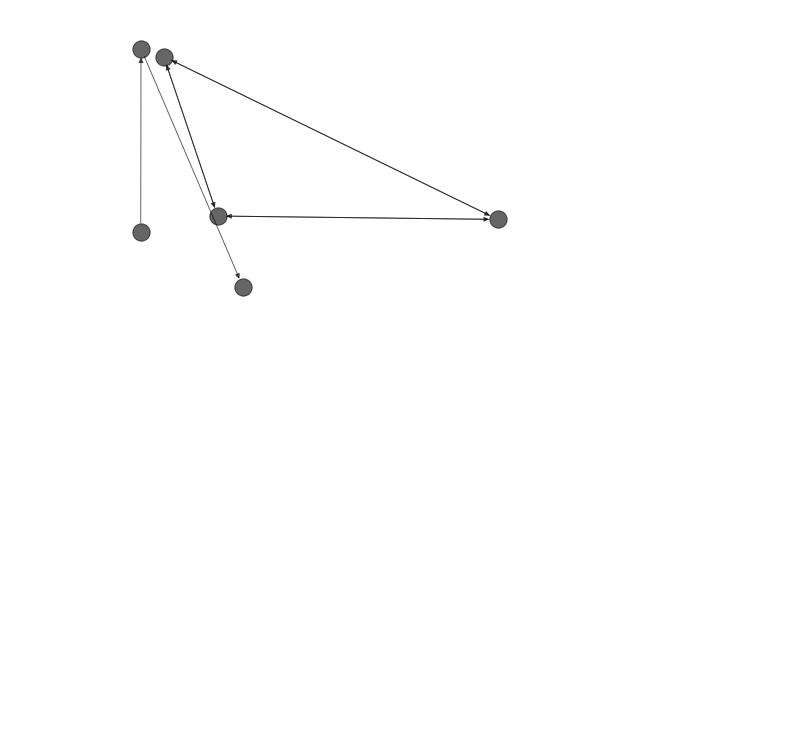
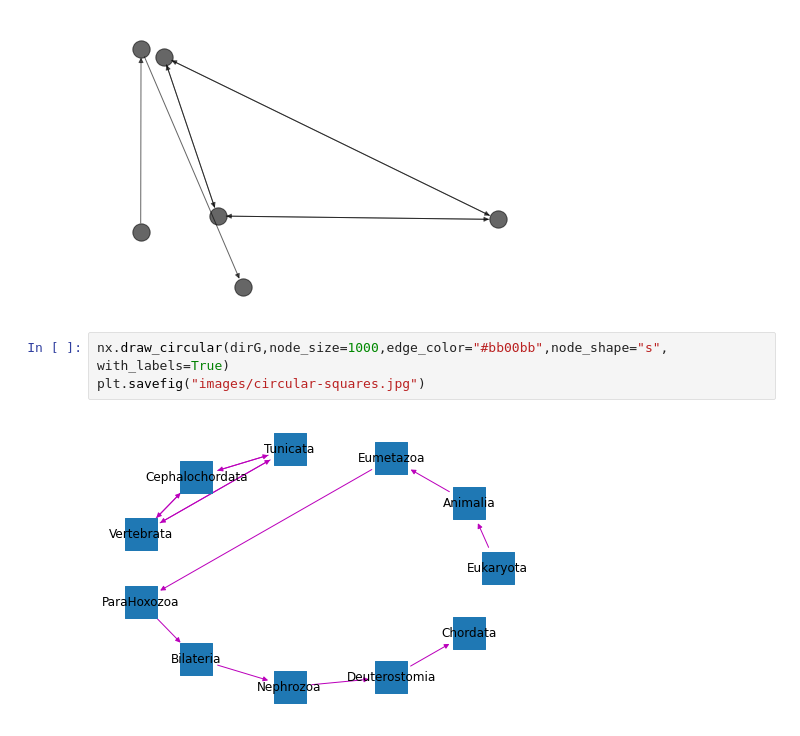
Before and after one commit to bronwencc/ML_practice, a Jupyter notebook: directed-graphs.ipynb, the cells around one changed output. Saved outputs shown, nothing was run; the diff lists cells and outputs as text; blank space fills up the shorter version.

Commit message:
Add new plot

```diff
--- a/directed-graphs.ipynb
+++ b/directed-graphs.ipynb
@@ -154,3 +154,8 @@ nx.draw_random(dirG, alpha=0.6, node_color="k")
 plt.savefig("images/random-gray.jpg")
 # %% [output]
 [figure]
+# %%
+nx.draw_circular(dirG,node_size=1000,edge_color="#bb00bb",node_shape="s", with_labels=True)
+plt.savefig("images/circular-squares.jpg")
+# %% [output]
+[figure, added]
```
Also changed, not shown: 1 other file.
